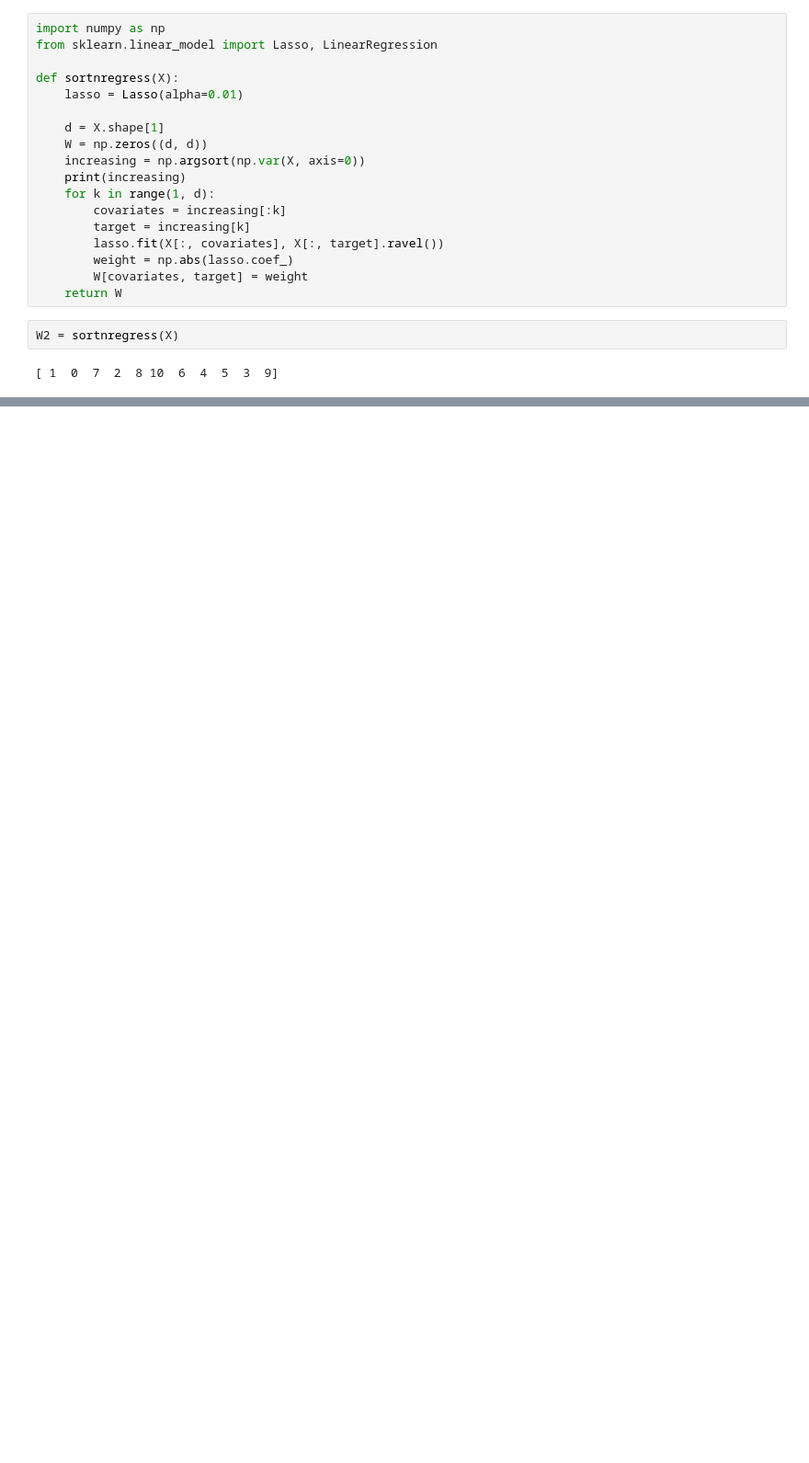
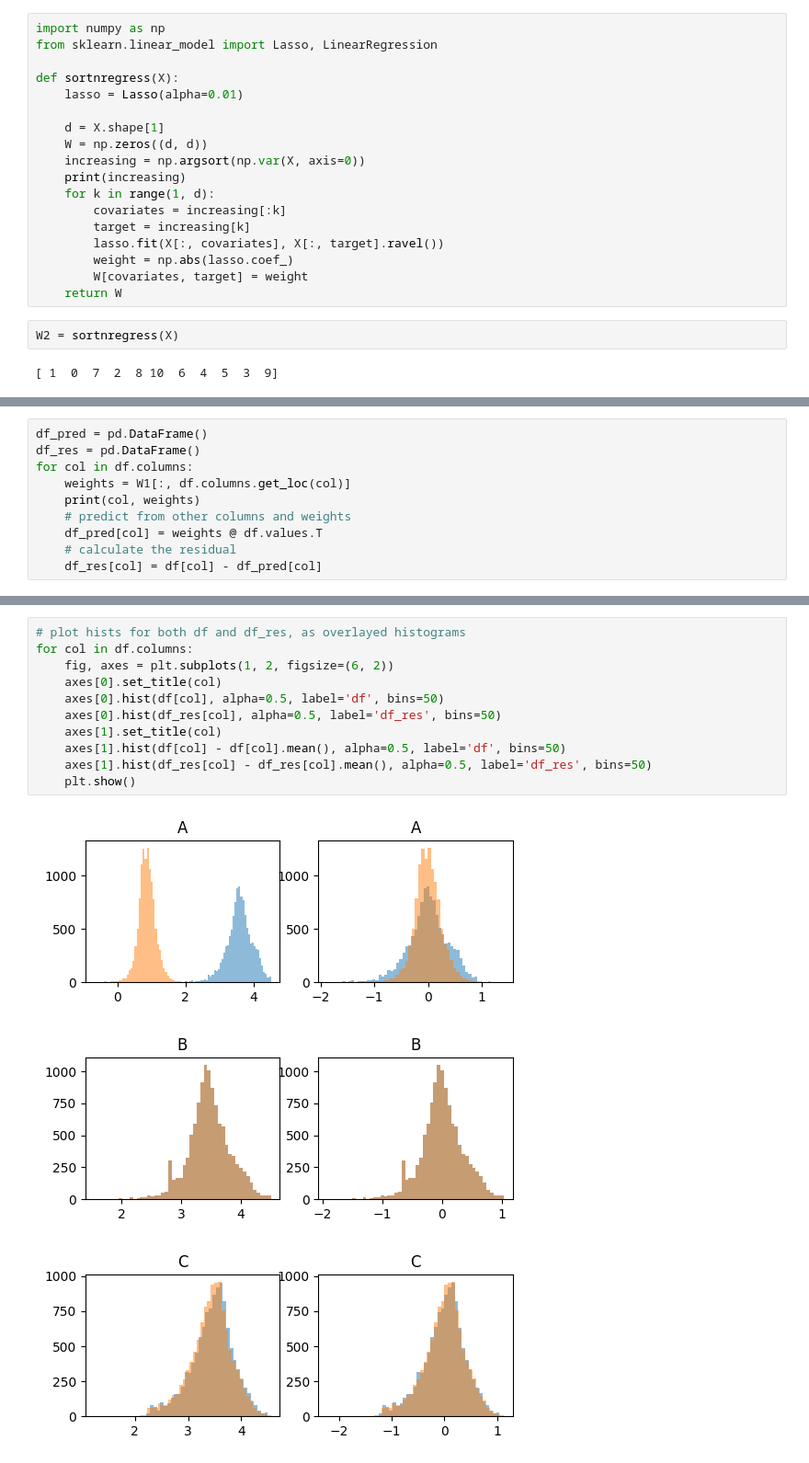
Before and after one commit to Zianor/computational-statistics-1, a Jupyter notebook: assignment01.ipynb, the cells around one changed output, grey strips where cells are left out. Shown: that part at 92% size. Saved outputs shown, nothing was run; the diff lists cells and outputs as text; blank space fills up the shorter version.

Commit message:
plot residual changes

```diff
--- a/assignment01.ipynb
+++ b/assignment01.ipynb
@@ -94,0 +110,10 @@ plt.show()
+# %%
+df_pred = pd.DataFrame()
+df_res = pd.DataFrame()
+for col in df.columns:
+    weights = W1[:, df.columns.get_loc(col)]
+    print(col, weights)
+    # predict from other columns and weights
+    df_pred[col] = weights @ df.values.T
+    # calculate the residual
+    df_res[col] = df[col] - df_pred[col]
@@ -94,0 +138,15 @@ plt.show()
+# %%
+# plot hists for both df and df_res, as overlayed histograms
+for col in df.columns:
+    fig, axes = plt.subplots(1, 2, figsize=(6, 2))
+    axes[0].set_title(col)
+    axes[0].hist(df[col], alpha=0.5, label='df', bins=50)
+    axes[0].hist(df_res[col], alpha=0.5, label='df_res', bins=50)
+    axes[1].set_title(col)
+    axes[1].hist(df[col] - df[col].mean(), alpha=0.5, label='df', bins=50)
+    axes[1].hist(df_res[col] - df_res[col].mean(), alpha=0.5, label='df_res', bins=50)
+    plt.show()
+# %% [output]
+[figure, added]
+[figure, added]
+[figure, added]
```
Also changed, not shown: parts of 5 cells of this notebook.
